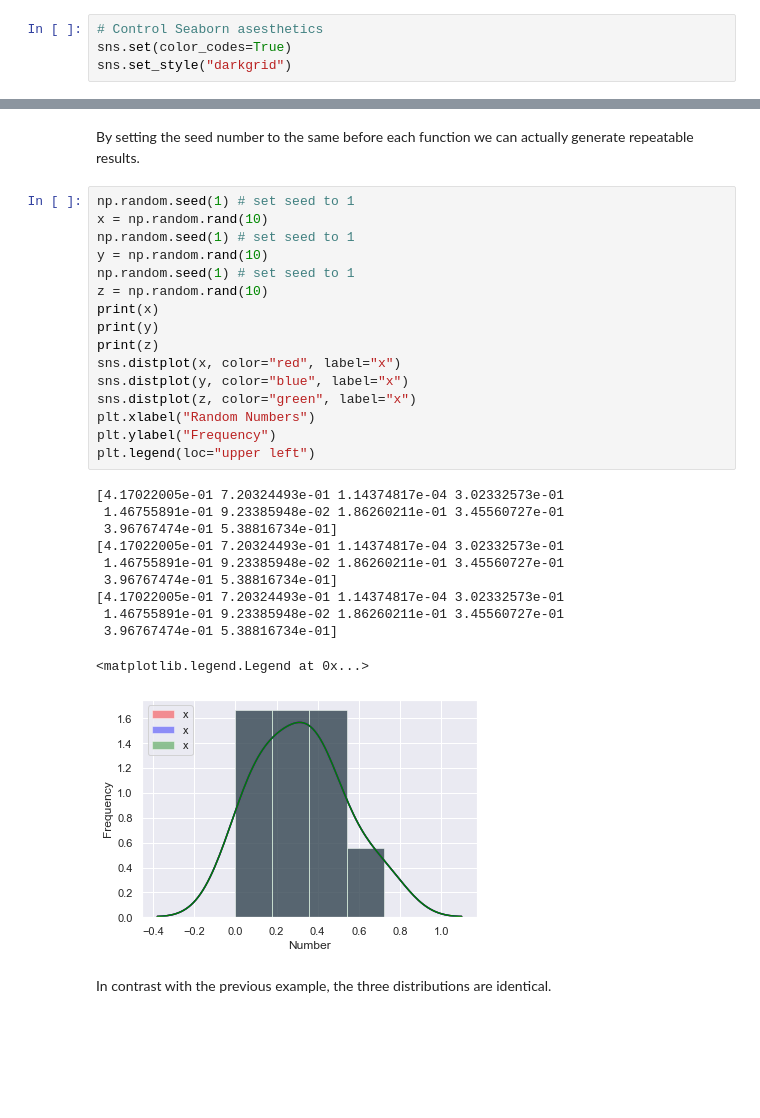
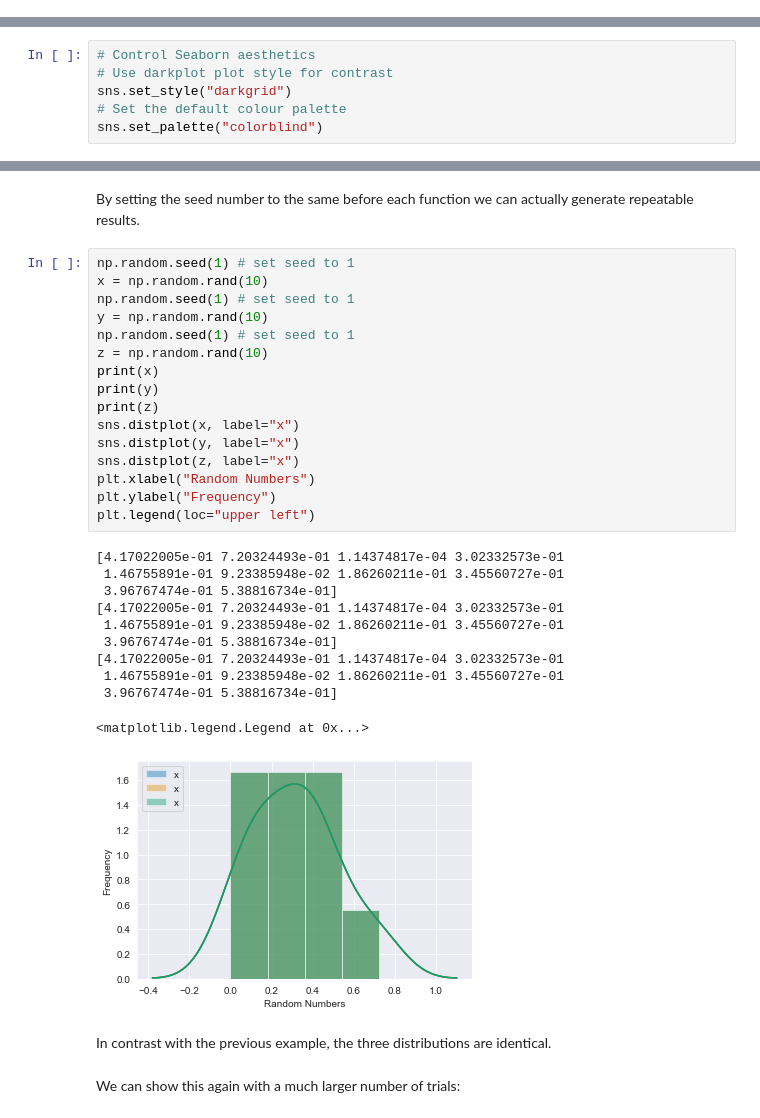
Before and after one commit to Pmcg1/ProgDA_Assignment, a Jupyter notebook: ProgDA_Assessment_1_2019.ipynb, the cells around one changed output, grey strips where cells are left out. Saved outputs shown, nothing was run; the diff lists cells and outputs as text; blank space fills up the shorter version.

```diff
--- a/ProgDA_Assessment_1_2019.ipynb
+++ b/ProgDA_Assessment_1_2019.ipynb
@@ -16,7 +20,3 @@ We need numpy for the assignment. We'll also bring in matplotlib and seaborn for
 import numpy as np
 import matplotlib.pyplot as plt
 import seaborn as sns
-# %%
-# Control Seaborn asesthetics
-sns.set(color_codes=True)
-sns.set_style("darkgrid")
@@ -23,3 +28,9 @@ sns.set_style("darkgrid")
+# %%
+# Control Seaborn aesthetics
+# Use darkplot plot style for contrast
+sns.set_style("darkgrid")
+# Set the default colour palette
+sns.set_palette("colorblind")
 # %% [markdown]
 This is the numpy.random documentation:
 https://docs.scipy.org/doc/numpy-1.16.0/reference/routines.random.html
@@ -629,30 +678,32 @@ By setting the seed number to the same before each function we can actually gene
 # %%
 np.random.seed(1) # set seed to 1
 x = np.random.rand(10)
 np.random.seed(1) # set seed to 1
 y = np.random.rand(10)
 np.random.seed(1) # set seed to 1
 z = np.random.rand(10)
 print(x)
 print(y)
 print(z)
-sns.distplot(x, color="red", label="x")
-sns.distplot(y, color="blue", label="x")
-sns.distplot(z, color="green", label="x")
+sns.distplot(x, label="x")
+sns.distplot(y, label="x")
+sns.distplot(z, label="x")
 plt.xlabel("Random Numbers")
 plt.ylabel("Frequency")
 plt.legend(loc="upper left")
 # %% [output]
 [4.17022005e-01 7.20324493e-01 1.14374817e-04 3.02332573e-01
  1.46755891e-01 9.23385948e-02 1.86260211e-01 3.45560727e-01
  3.96767474e-01 5.38816734e-01]
 [4.17022005e-01 7.20324493e-01 1.14374817e-04 3.02332573e-01
  1.46755891e-01 9.23385948e-02 1.86260211e-01 3.45560727e-01
  3.96767474e-01 5.38816734e-01]
 [4.17022005e-01 7.20324493e-01 1.14374817e-04 3.02332573e-01
  1.46755891e-01 9.23385948e-02 1.86260211e-01 3.45560727e-01
  3.96767474e-01 5.38816734e-01]
 <matplotlib.legend.Legend at 0x...>
-[figure, old version]
+[figure, new version]
 # %% [markdown]
 In contrast with the previous example, the three distributions are identical.
+# %% [markdown]
+We can show this again with a much larger number of trials:
```
Also changed, not shown: parts of 78 cells of this notebook, 2 other files.
